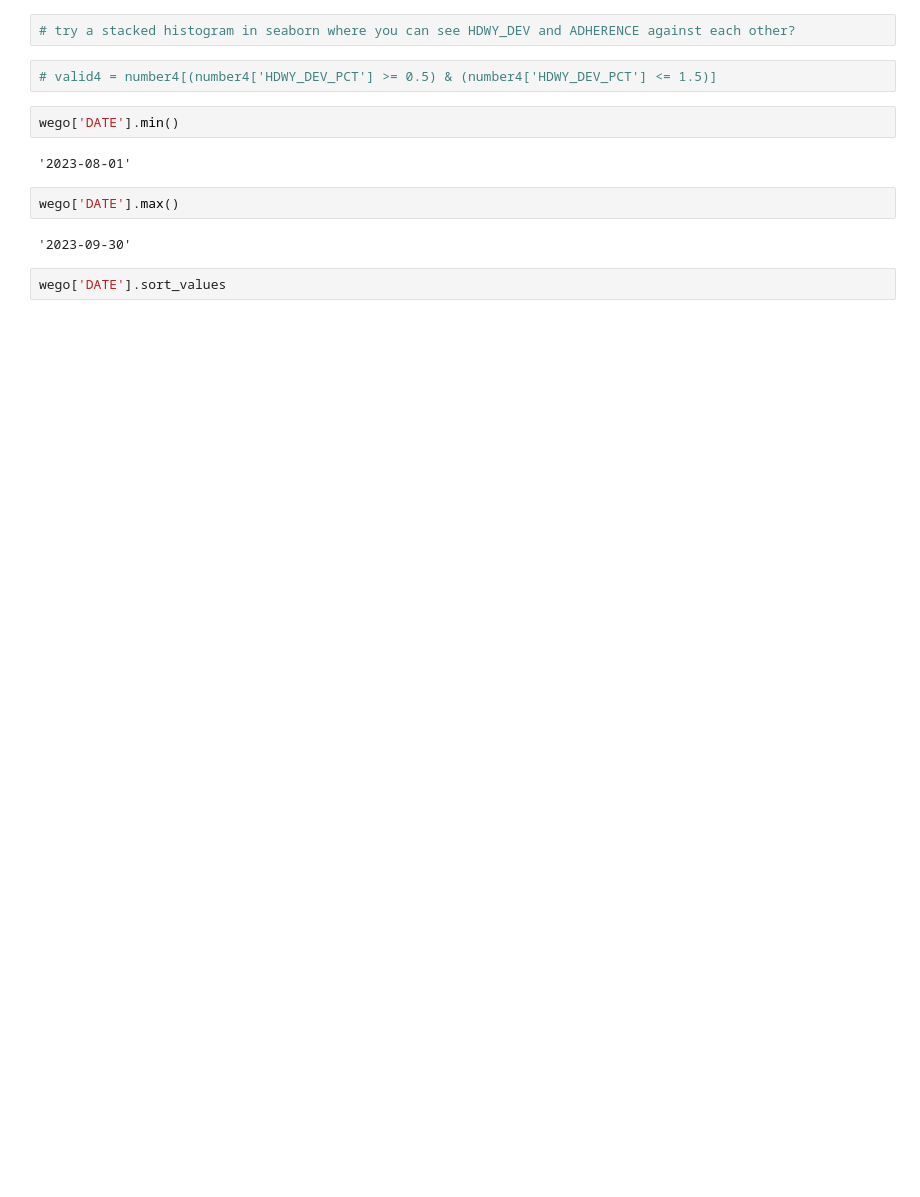
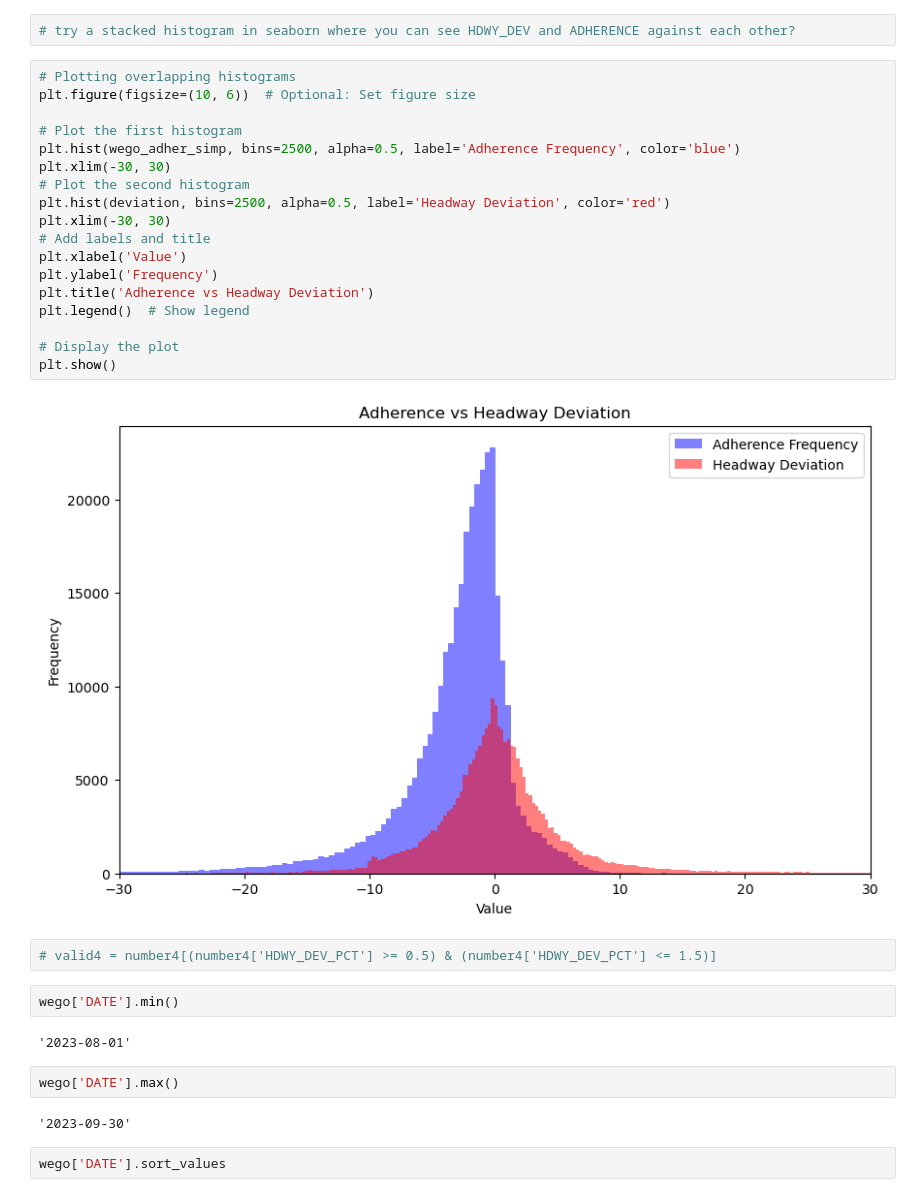
Before and after one commit to NSS-Data-Analytics-Cohort-12/wego-python-da12-pumpkin-py-latte, a Jupyter notebook: notebooks/we_go_project_patrick.ipynb, the cells around one changed output. Drawn from its saved outputs; the diff is of its cells as text; blank space fills up the shorter version.

```diff
--- a/notebooks/we_go_project_patrick.ipynb
+++ b/notebooks/we_go_project_patrick.ipynb
@@ -319,5 +331,25 @@ plt.show()  # Display the plot
 # %%
 # try a stacked histogram in seaborn where you can see HDWY_DEV and ADHERENCE against each other?
+# %%
+# Plotting overlapping histograms
+plt.figure(figsize=(10, 6))  # Optional: Set figure size
+
+# Plot the first histogram
+plt.hist(wego_adher_simp, bins=2500, alpha=0.5, label='Adherence Frequency', color='blue')
+plt.xlim(-30, 30)
+# Plot the second histogram
+plt.hist(deviation, bins=2500, alpha=0.5, label='Headway Deviation', color='red')
+plt.xlim(-30, 30)
+# Add labels and title
+plt.xlabel('Value')
+plt.ylabel('Frequency')
+plt.title('Adherence vs Headway Deviation')
+plt.legend()  # Show legend
+
+# Display the plot
+plt.show()
+# %% [output]
+[figure, added]
 # %%
 # valid4 = number4[(number4['HDWY_DEV_PCT'] >= 0.5) & (number4['HDWY_DEV_PCT'] <= 1.5)]
 # %%
```
Also changed, not shown: parts of 13 cells of this notebook.
